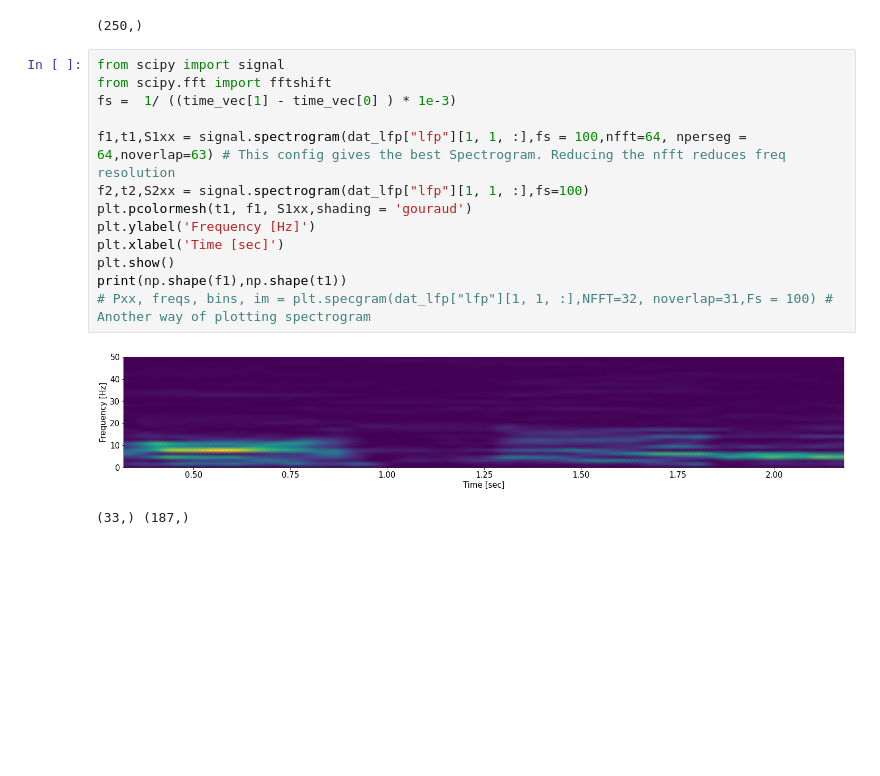
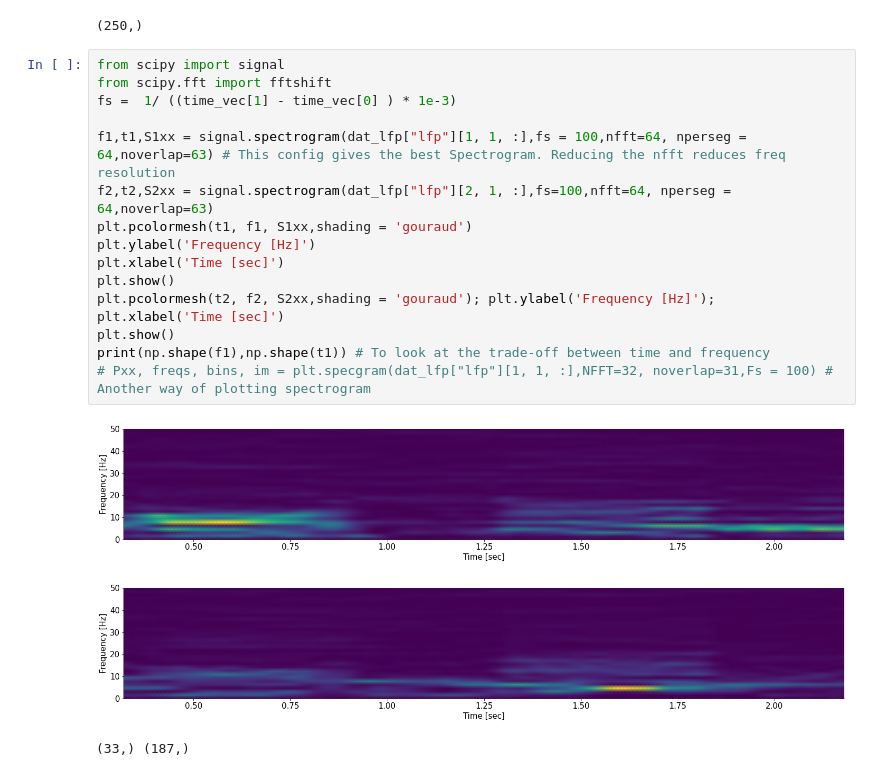
Before and after one commit to Neurocoders/AttentionProject, a Jupyter notebook: Copy_of_load_steinmetz_extra.ipynb, the cells around one changed output. Saved outputs shown, nothing was run; the diff lists cells and outputs as text; blank space fills up the shorter version.

Commit message:
Added comments and plotting spectrogram for an additional brain region

```diff
--- a/Copy_of_load_steinmetz_extra.ipynb
+++ b/Copy_of_load_steinmetz_extra.ipynb
@@ -159,16 +159,19 @@ np.shape(time_vec)
 # %%
 from scipy import signal
 from scipy.fft import fftshift
 fs =  1/ ((time_vec[1] - time_vec[0] ) * 1e-3)
 
 f1,t1,S1xx = signal.spectrogram(dat_lfp["lfp"][1, 1, :],fs = 100,nfft=64, nperseg = 64,noverlap=63) # This config gives the best Spectrogram. Reducing the nfft reduces freq resolution
-f2,t2,S2xx = signal.spectrogram(dat_lfp["lfp"][1, 1, :],fs=100)
+f2,t2,S2xx = signal.spectrogram(dat_lfp["lfp"][2, 1, :],fs=100,nfft=64, nperseg = 64,noverlap=63)
 plt.pcolormesh(t1, f1, S1xx,shading = 'gouraud')
 plt.ylabel('Frequency [Hz]')
 plt.xlabel('Time [sec]')
 plt.show()
-print(np.shape(f1),np.shape(t1))
+plt.pcolormesh(t2, f2, S2xx,shading = 'gouraud'); plt.ylabel('Frequency [Hz]'); plt.xlabel('Time [sec]')
+plt.show()
+print(np.shape(f1),np.shape(t1)) # To look at the trade-off between time and frequency
 # Pxx, freqs, bins, im = plt.specgram(dat_lfp["lfp"][1, 1, :],NFFT=32, noverlap=31,Fs = 100) # Another way of plotting spectrogram
 # %% [output]
 [figure]
+[figure, added]
 (33,) (187,)
```
